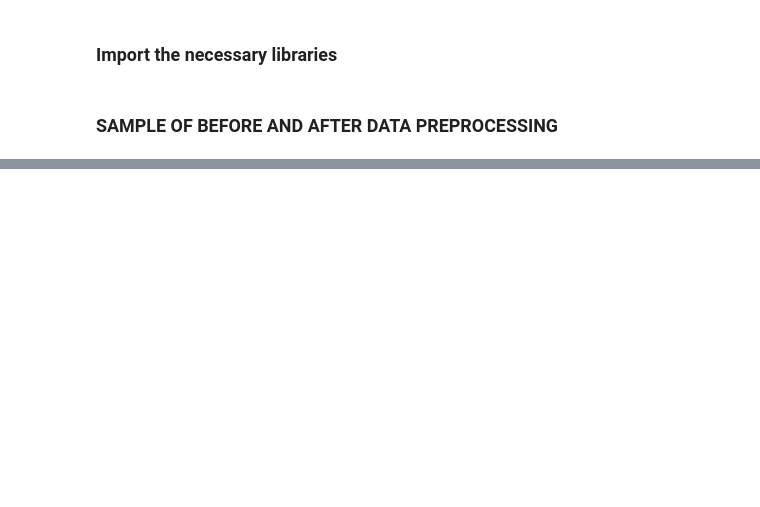
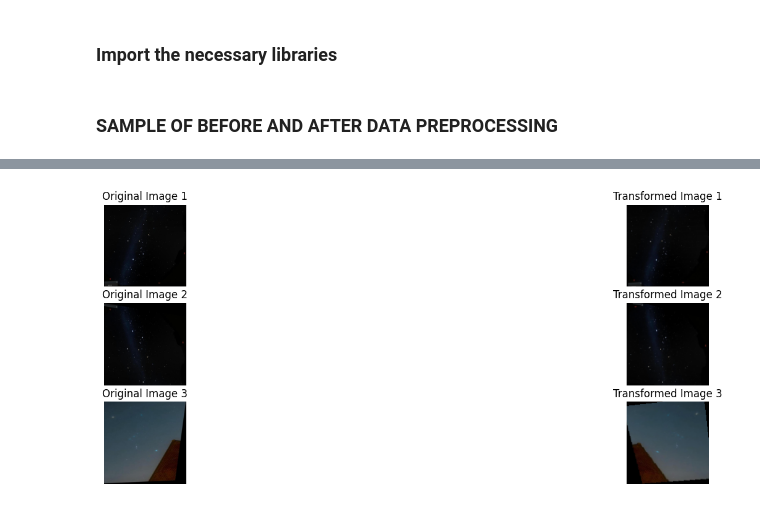
Before and after one commit to rahul7310/stellar_mapping, a Jupyter notebook: src/analytics/image_analytics/data_preprocessing.ipynb, the cells around one changed output, grey strips where cells are left out. Saved outputs shown, nothing was run; the diff lists cells and outputs as text; code cells hidden in the pictures; blank space fills up the shorter version.

Commit message:
Additional examples

```diff
--- a/src/analytics/image_analytics/data_preprocessing.ipynb
+++ b/src/analytics/image_analytics/data_preprocessing.ipynb
@@ -98,0 +99,31 @@ plt.show()
+# %%
+# Load and transform additional images
+additional_image_paths = [
+    "E:\\University\\CU_Classes\\Year-1\\Fall 2024\\CSCI_5502_Data Mining\\Milestone_project\\stellar_mapping\\data\\constellation_dataset_1\\train\\2022-01-03-00-00-00-s_png_jpg.rf.d95dd4d0d97f8cafab451301edcfab8f.jpg",
+    "E:\\University\\CU_Classes\\Year-1\\Fall 2024\\CSCI_5502_Data Mining\\Milestone_project\\stellar_mapping\\data\\constellation_dataset_1\\train\\2022-01-04-00-00-00-s_png_jpg.rf.cd810cc65db3bbde64cbf6a567e8403f.jpg",
+    "E:\\University\\CU_Classes\\Year-1\\Fall 2024\\CSCI_5502_Data Mining\\Milestone_project\\stellar_mapping\\data\\constellation_dataset_1\\train\\orion_constellation_047_png_jpg.rf.af577f706fb32cf12bf9430e2e9e334c.jpg",
+]
+
+plt.figure(figsize=(20, 10))
+
+for i, img_path in enumerate(additional_image_paths):
+    img = Image.open(img_path)
+    transformed_img = transform(img)
+    transformed_img_np = transformed_img.numpy()
+    transformed_img_np = (transformed_img_np * 0.5 + 0.5)  # Denormalize
+
+    # Plot original image
+    plt.subplot(5, 2, 2*i + 1)
+    plt.imshow(img)
+    plt.title(f'Original Image {i+1}')
+    plt.axis('off')
+
+    # Plot transformed image
+    plt.subplot(5, 2, 2*i + 2)
+    plt.imshow(np.transpose(transformed_img_np, (1, 2, 0)))  # Change channel order
+    plt.title(f'Transformed Image {i+1}')
+    plt.axis('off')
+
+plt.show()
+# %% [output]
+[figure, added]
```
Also changed, not shown: parts of 1 cell of this notebook, 1 other file.
